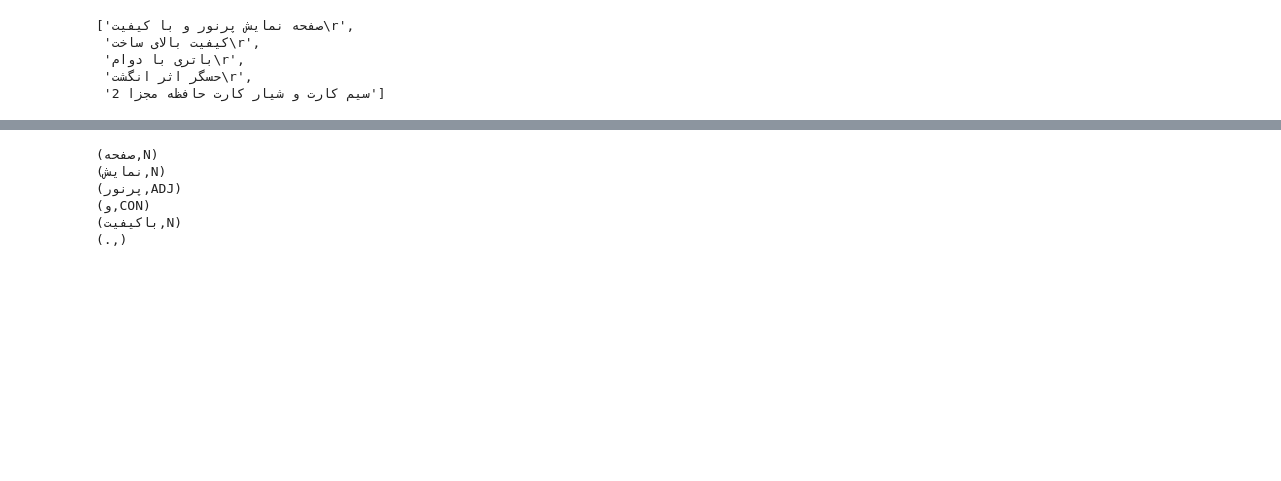
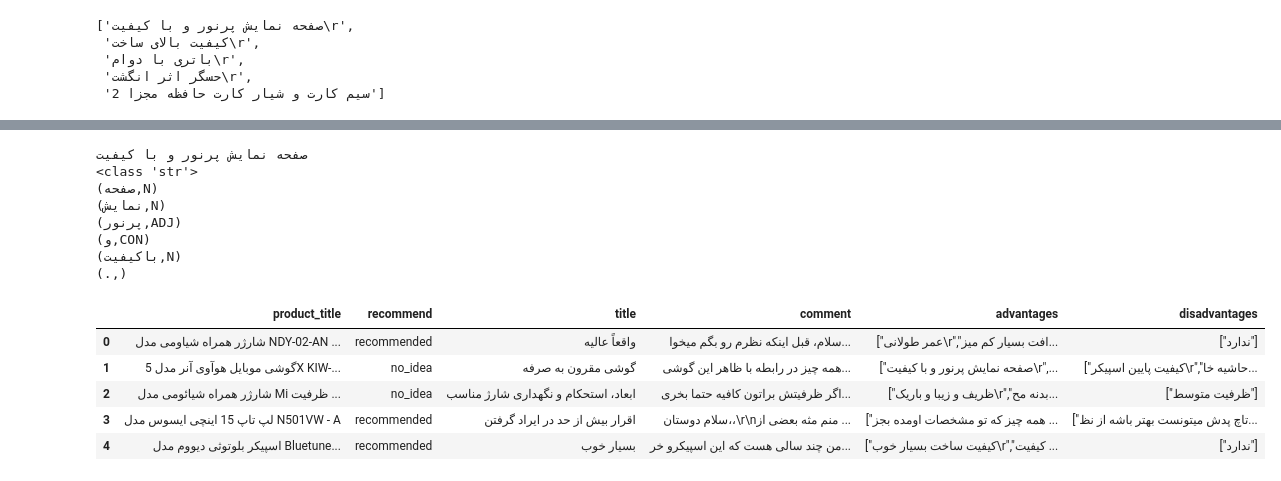
Before and after one commit to MahdiRahbar/Deep_Learning, a Jupyter notebook: Comment_ABSA/Analysis.ipynb, the cells around one changed output, grey strips where cells are left out. Drawn from its saved outputs; the diff is of its cells as text; code cells hidden in the pictures; blank space fills up the shorter version.

```diff
--- a/Comment_ABSA/Analysis.ipynb
+++ b/Comment_ABSA/Analysis.ipynb
@@ -127,14 +129,28 @@ tokenKey
 url =  baseUrl + "PosTagger/GetPos"
 
 payload = u'\"{0}\"'.format(x[0])
-
+print(x[0])
+print(type(x[0]))
 result = json.loads(callApi(url, payload, tokenKey))
 for phrase in result:
     print("("+phrase['word']+","+phrase['tags']['POS']['item1']+") ")
 # %% [output]
+صفحه نمایش پرنور و با کیفیت
+<class 'str'>
 (صفحه,N)
 (نمایش,N)
 (پرنور,ADJ)
 (و,CON)
 (با‌کیفیت,N)
 (.,)
+# %%
+test = pd.read_csv("comments_cleaned_1st_phase.csv")
+# %%
+test.head()
+# %% [output]
+|  | product_title | recommend | title | comment | advantages | disadvantages |
+| 0 | شارژر همراه شیاومی مدل NDY-02-AN ... | recommended | واقعاً عالیه | سلام، قبل اینکه نظرم رو بگم میخوا... | ["عمر طولانی\r","افت بسیار کم میز... | ["ندارد"] |
+| 1 | گوشی موبایل هوآوی آنر مدل 5X KIW-... | no_idea | گوشی مقرون به صرفه | همه چیز در رابطه با ظاهر این گوشی... | ["صفحه نمایش پرنور و با کیفیت\r",... | ["کیفیت پایین اسپیکر\r","حاشیه خا... |
+| 2 | شارژر همراه شیائومی مدل Mi ظرفیت ... | no_idea | ابعاد، استحکام و نگهداری شارژ مناسب | اگر ظرفیتش براتون کافیه حتما بخری... | ["ظریف و زیبا و باریک\r","بدنه مح... | ["ظرفیت متوسط"] |
+| 3 | لپ تاپ 15 اینچی ایسوس مدل N501VW - A | recommended | اقرار بیش از حد در ایراد گرفتن | سلام دوستان،،\r\nمنم مثه بعضی از ... | ["همه چیز که تو مشخصات اومده بجز ... | ["تاچ پدش میتونست بهتر باشه از نظ... |
+| 4 | اسپیکر بلوتوثی دیووم مدل Bluetune... | recommended | بسیار خوب | من چند سالی هست که این اسپیکرو خر... | ["کیفیت ساخت بسیار خوب\r","کیفیت ... | ["ندارد"] |
```
Also changed, not shown: parts of 2 cells of this notebook.
